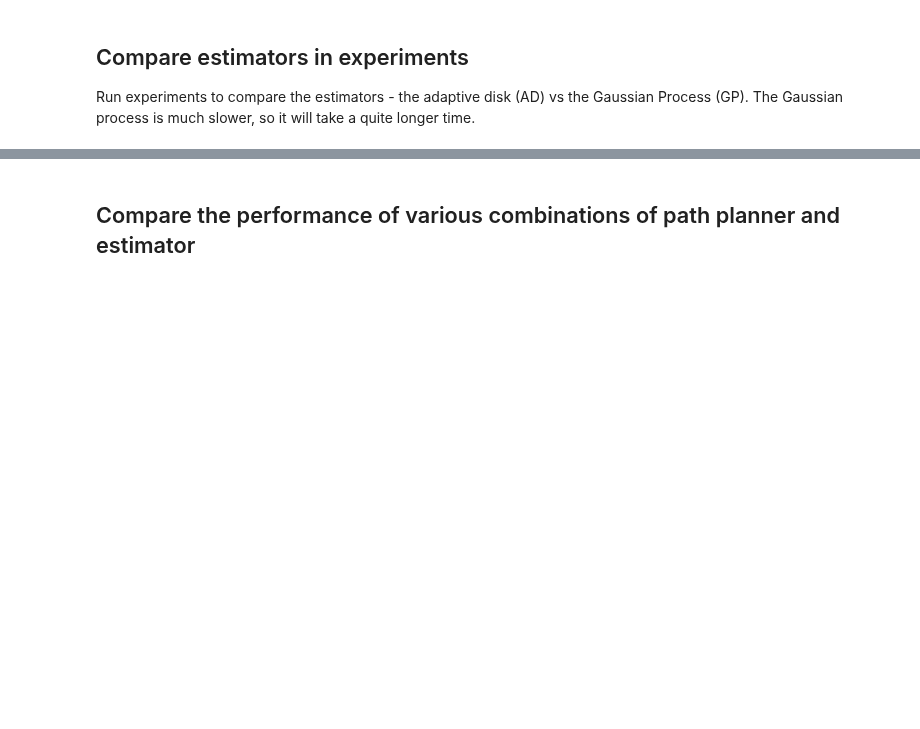
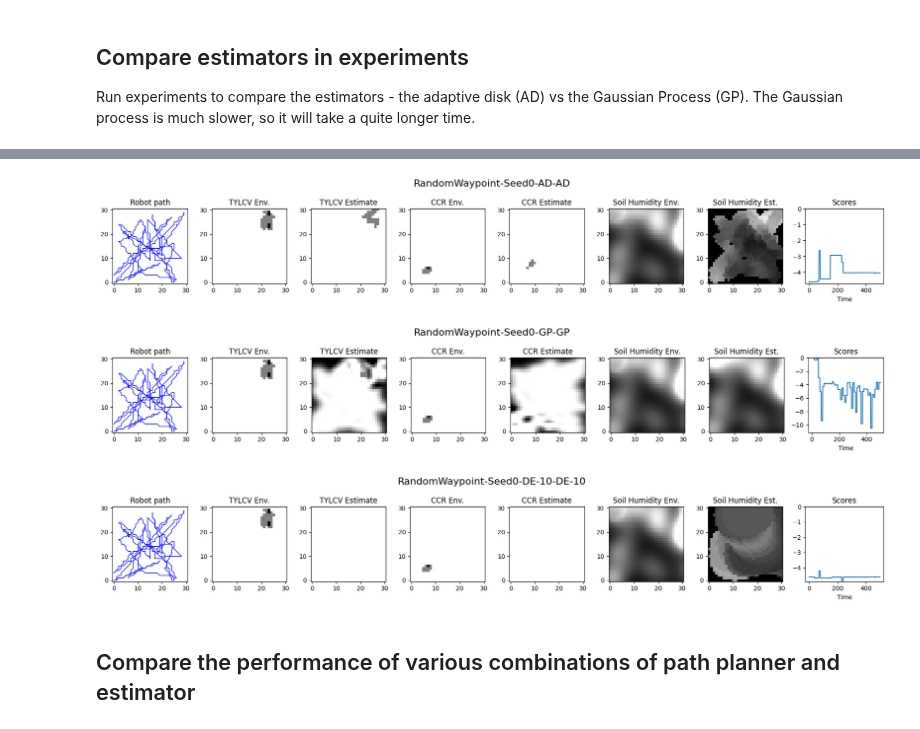
Before and after one commit to lboloni/WaterberryFarms, a Jupyter notebook: notebooks/SingleRobot-experiments.ipynb, the cells around one changed output, grey strips where cells are left out. Cells and saved outputs as stored; diff of their text form; code cells hidden in the pictures; blank space fills up the shorter version.

```diff
--- a/notebooks/SingleRobot-experiments.ipynb
+++ b/notebooks/SingleRobot-experiments.ipynb
@@ -169,7 +177,7 @@ for policy in policies:
     if "picture-path" in results:
         print("Picture path in results!")
         picture_paths.append(results["picture-path"])
-    end_of_day_graphs(results, f"daily-summary-{results['policy-name']}-{results['estimator-name']}.pdf", plot_uncertainty = False)
+    end_of_day_graphs(results, f"daily-summary-{results['policy-code'].name}-{results['estimator-name']}.pdf", plot_uncertainty = False)
 # %% [output]
 C:\Users\lboloni\Documents\Code\_TempData\WBF\Benchmark-Paper\res_Miniberry-30_1M_RandomWaypoint-Seed0
 C:\Users\lboloni\Documents\Code\_TempData\WBF\Benchmark-Paper\res_Miniberry-30_1M_FixedBudgetLawnmower
@@ -222,4 +230,5 @@ for estimator in ["AD", "GP", "DE-10"]:
     else:
         with compress.open(path, "rb") as f:
             results = pickle.load(f)
-    end_of_day_graphs(results, f"daily-summary-{results['policy-name']}.pdf", plot_uncertainty = False)
+    end_of_day_graphs(results, f"daily-summary-{results['policy-code'].name}.pdf", plot_uncertainty = False)
+# %% [output]
@@ -226,3 +252,6 @@ for estimator in ["AD", "GP", "DE-10"]:
+[figure, added]
+[figure, added]
+[figure, added]
 # %% [markdown]
 ## Compare the performance of various combinations of path planner and estimator
 # %%
```
Also changed, not shown: parts of 5 cells of this notebook, 9 other files.
